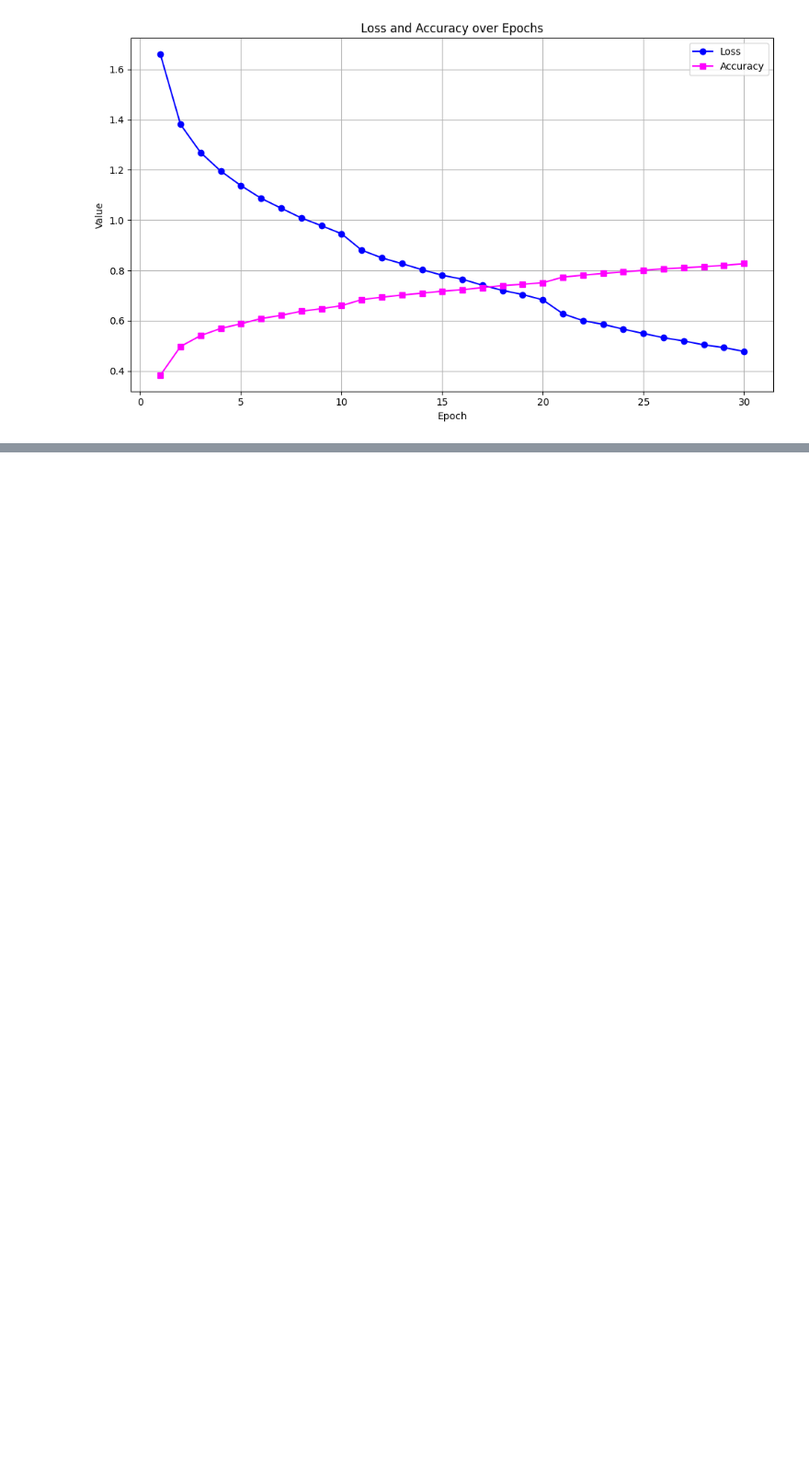
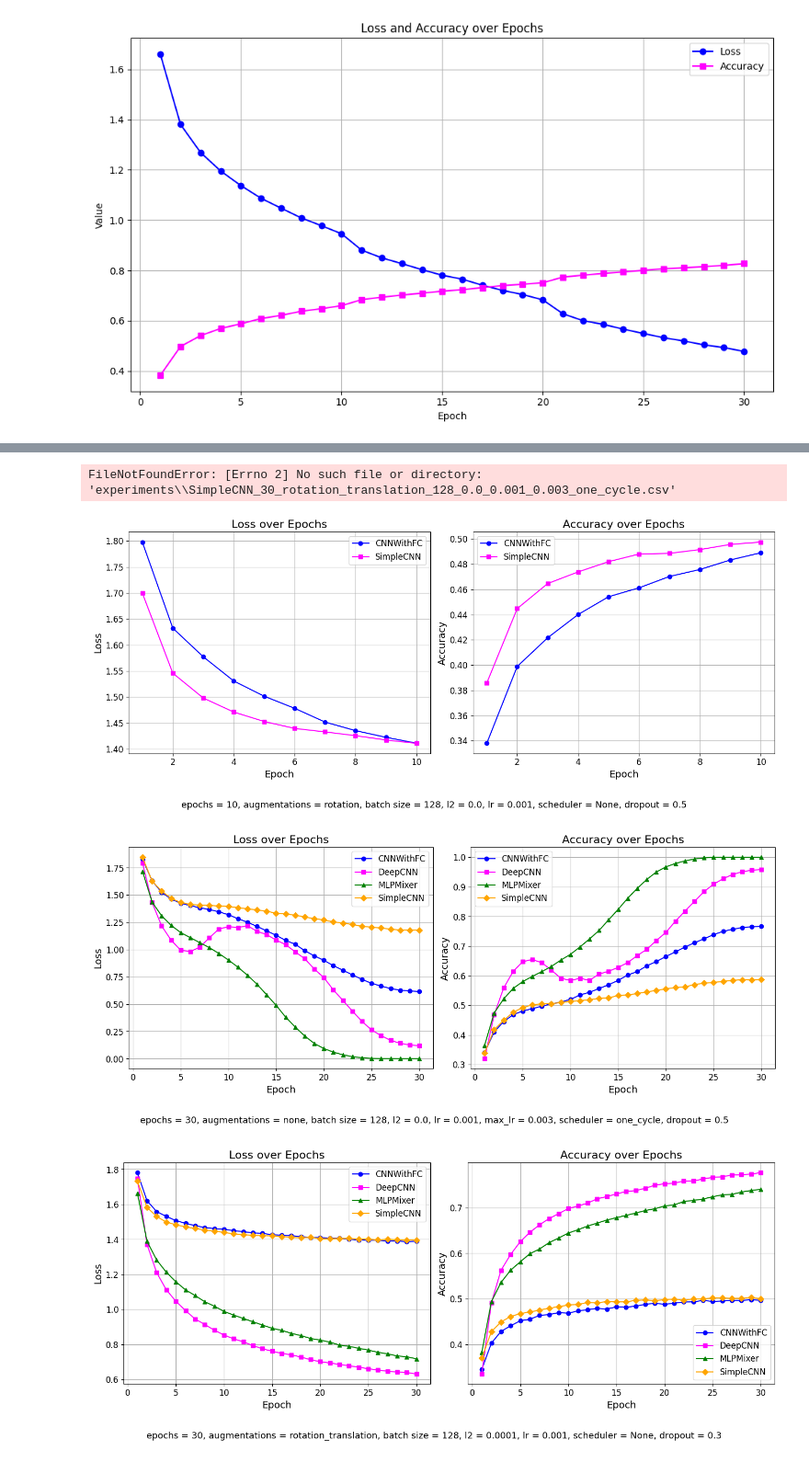
Before and after one commit to m24jeczen/CNNs, a Jupyter notebook: plots.ipynb, the cells around one changed output, grey strips where cells are left out. Shown at 92% size. Drawn from its saved outputs; the diff is of its cells as text; code cells hidden in the pictures; blank space fills up the shorter version.

Commit message:
plots good

```diff
--- a/plots.ipynb
+++ b/plots.ipynb
@@ -402,0 +367,59 @@ KeyboardInterrupt:
+# %%
+import os
+import glob
+import re
+import pandas as pd
+from collections import defaultdict
+
+def auto_plot_all_experiments(directory):
+    # Match files like ModelName_experiment_details.csv
+    pattern = re.compile(r"(?P<model>[^_]+)_(?P<exp>.+)\.csv")
+
+    # Group files by experiment tag
+    grouped_files = defaultdict(list)
+
+    # Find all CSVs in directory
+    for filepath in glob.glob(os.path.join(directory, "*.csv")):
+        filename = os.path.basename(filepath)
+        match = pattern.match(filename)
+        if match:
+            model = match.group("model")
+            exp = match.group("exp")
+            grouped_files[exp].append((model, filepath))
+
+    # For each group (experiment), create plots
+    for exp, model_file_pairs in grouped_files.items():
+        if len(model_file_pairs) < 2:
+            continue  # Skip if not enough models to compare
+
+        # Sort by model name for consistent coloring
+        model_file_pairs.sort(key=lambda x: x[0])
+
+        model_names = [m for m, _ in model_file_pairs]
+        csv_paths = [f for _, f in model_file_pairs]
+
+        # Call your plot function
+        subtitle = exp.replace("_", " ")  # Clean subtitle formatting
+        plot_loss_accuracy_for_models(csv_paths, model_names, subtitle=subtitle)
+# %%
+csv_files = [
+    'experiments\\SimpleCNN_30_rotation_translation_128_0.0_0.001_0.003_one_cycle.csv',
+    'experiments\\CNNWithFC_30_rotation_translation_128_0.0_0.001_0.003_one_cycle.csv',
+    'experiments\\DeepCNN_30_rotation_translation_128_0.0_0.001_0.003_one_cycle.csv',
+    'experiments\\MLPMixer_30_rotation_translation_128_0.0_0.001_0.003_one_cycle.csv'
+]
+
+model_labels = [
+    'Simple CNN',
+    'CNN with FC',
+    'Deep CNN',
+    'MLP-Mixer'
+]
+
+# plot_loss_accuracy_for_models(
+#     csv_files,
+#     model_labels,
+#     subtitle="Experiment x: one cycle learning rate schedule"
+# )
+# %% [output]
+FileNotFoundError: [Errno 2] No such file or directory: 'experiments\\SimpleCNN_30_rotation_translation_128_0.0_0.001_0.003_one_cycle.csv'
@@ -402,0 +531,6 @@ KeyboardInterrupt:
+# %%
+auto_plot_all_experiments("experiments")
+# %% [output]
+[figure, added]
+[figure, added]
+[figure, added]
```
Also changed, not shown: parts of 12 cells of this notebook, 3 other files.
